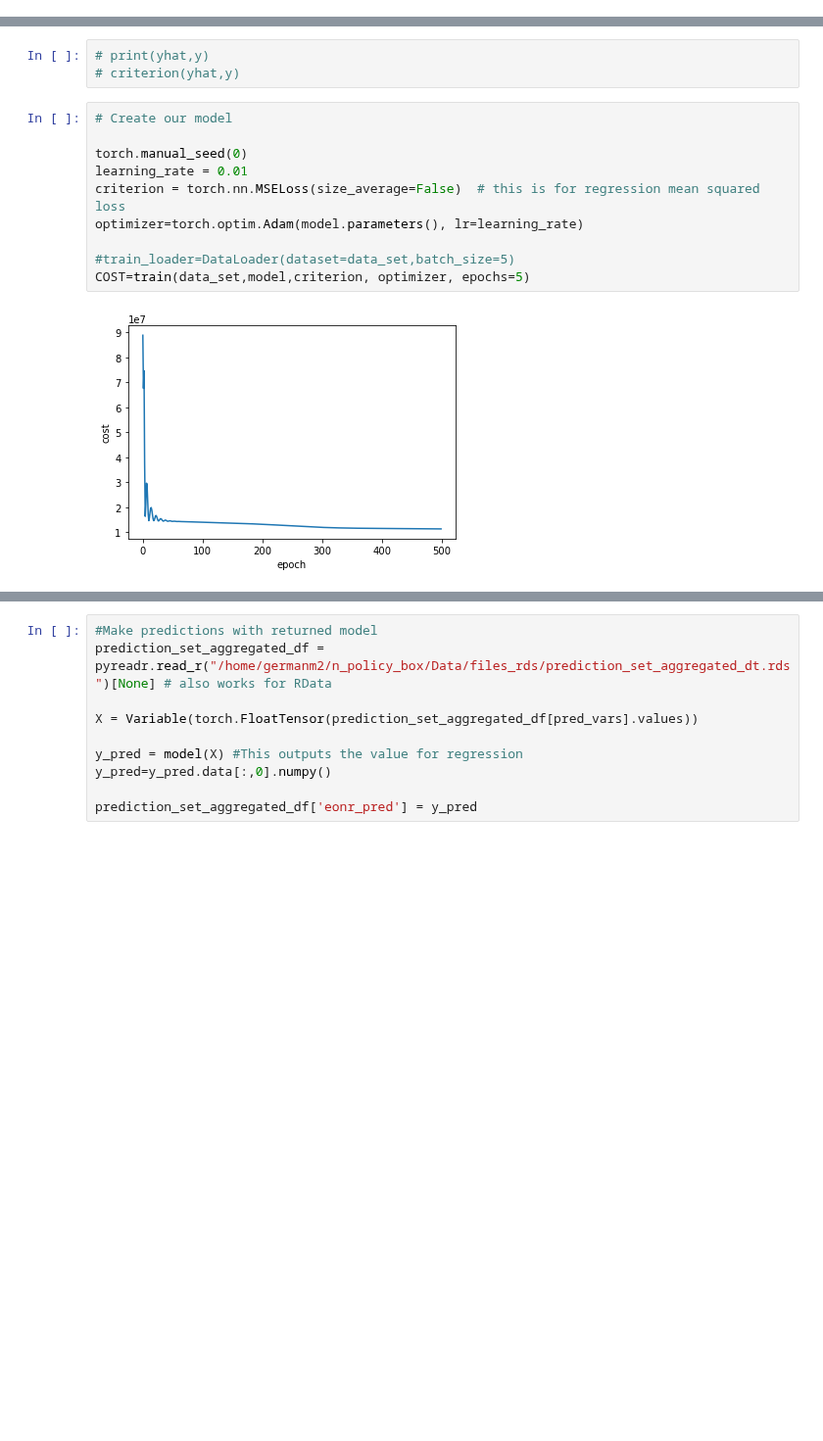
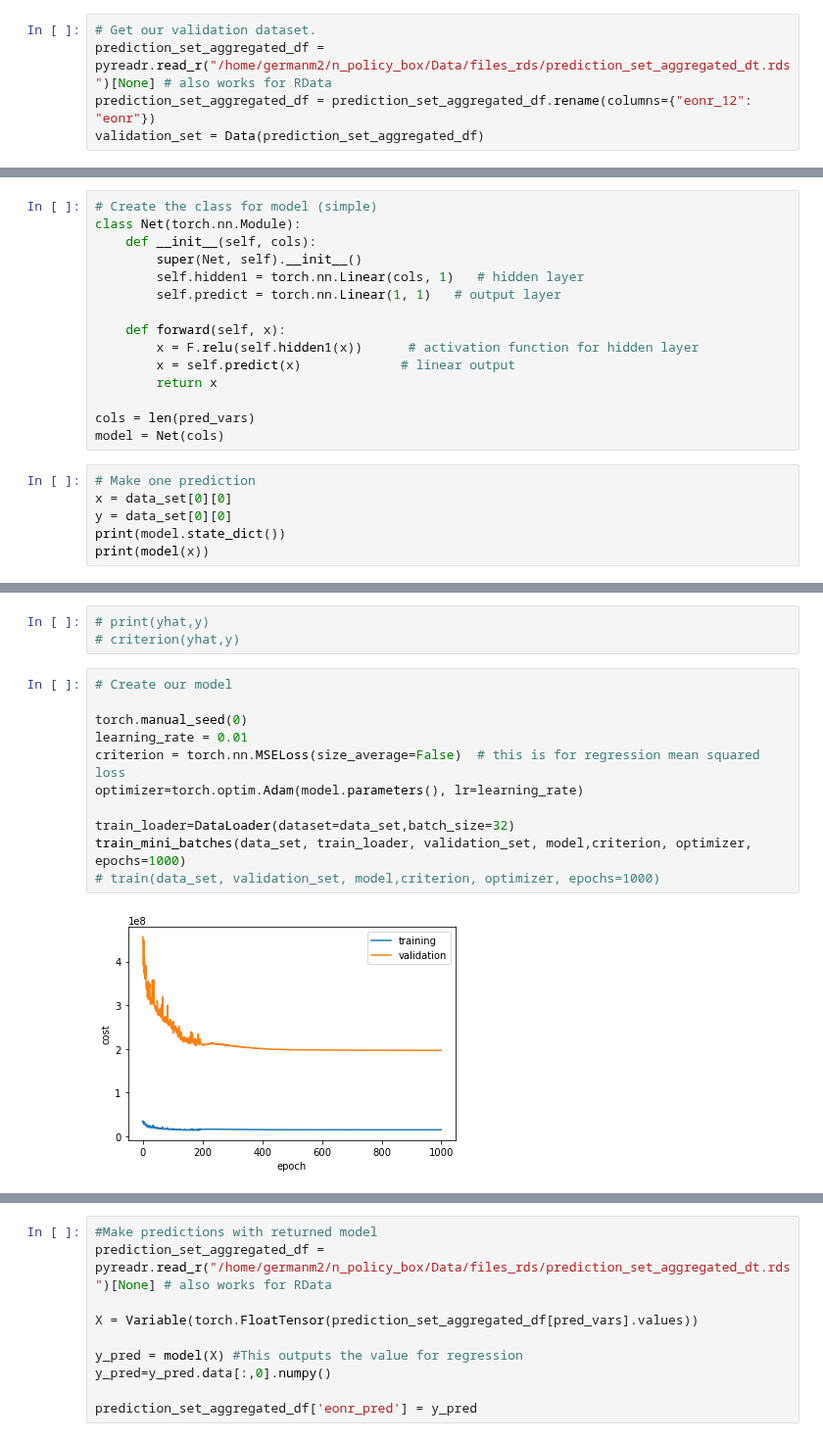
Before and after one commit to germanmandrini/n_policy, a Jupyter notebook: Codes/3c_cnn_sep3.ipynb, the cells around one changed output, grey strips where cells are left out. Shown at 98% size. Saved outputs shown, nothing was run; the diff lists cells and outputs as text; blank space fills up the shorter version.

```diff
--- a/Codes/3c_cnn_sep3.ipynb
+++ b/Codes/3c_cnn_sep3.ipynb
@@ -35 +34,6 @@ data_set=Data(TrainSet_eonr2_df)
+# %%
+# Get our validation dataset.
+prediction_set_aggregated_df = pyreadr.read_r("/home/germanm2/n_policy_box/Data/files_rds/prediction_set_aggregated_dt.rds")[None] # also works for RData
+prediction_set_aggregated_df = prediction_set_aggregated_df.rename(columns={"eonr_12": "eonr"})
+validation_set = Data(prediction_set_aggregated_df)
 # %%
@@ -52 +86,22 @@ model = Net(cols)
+# %%
+# Create the class for model (simple)
+class Net(torch.nn.Module):
+    def __init__(self, cols):
+        super(Net, self).__init__()
+        self.hidden1 = torch.nn.Linear(cols, 1)   # hidden layer
+        self.predict = torch.nn.Linear(1, 1)   # output layer
+
+    def forward(self, x):
+        x = F.relu(self.hidden1(x))      # activation function for hidden layer
+        x = self.predict(x)             # linear output
+        return x
+
+cols = len(pred_vars)
+model = Net(cols)
+# %%
+# Make one prediction
+x = data_set[0][0]
+y = data_set[0][0]
+print(model.state_dict())
+print(model(x))
 # %%
@@ -106,12 +164,13 @@ def train(data_set,model,criterion, optimizer, epochs=5):
 # %%
 # Create our model
 
 torch.manual_seed(0)
 learning_rate = 0.01
 criterion = torch.nn.MSELoss(size_average=False)  # this is for regression mean squared loss
 optimizer=torch.optim.Adam(model.parameters(), lr=learning_rate)
 
-#train_loader=DataLoader(dataset=data_set,batch_size=5)
-COST=train(data_set,model,criterion, optimizer, epochs=5)
+train_loader=DataLoader(dataset=data_set,batch_size=32)
+train_mini_batches(data_set, train_loader, validation_set, model,criterion, optimizer, epochs=1000)
+# train(data_set, validation_set, model,criterion, optimizer, epochs=1000)
 # %% [output]
-[figure, old version]
+[figure, new version]
```
Also changed, not shown: parts of 15 cells of this notebook, 4 other files.
